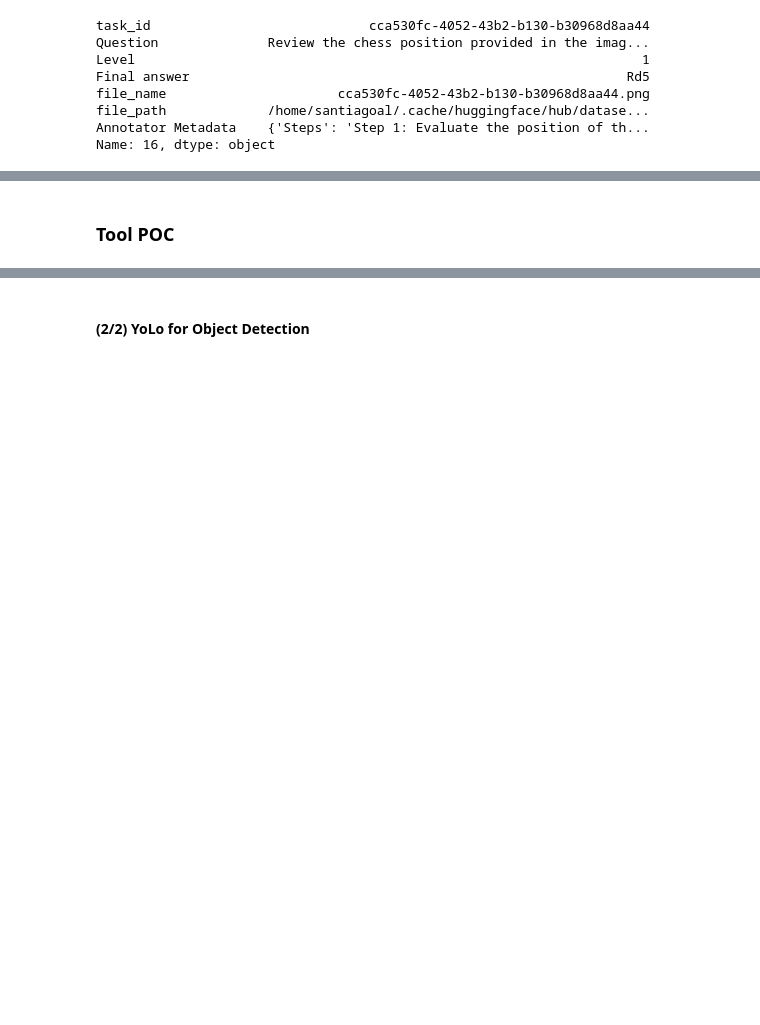
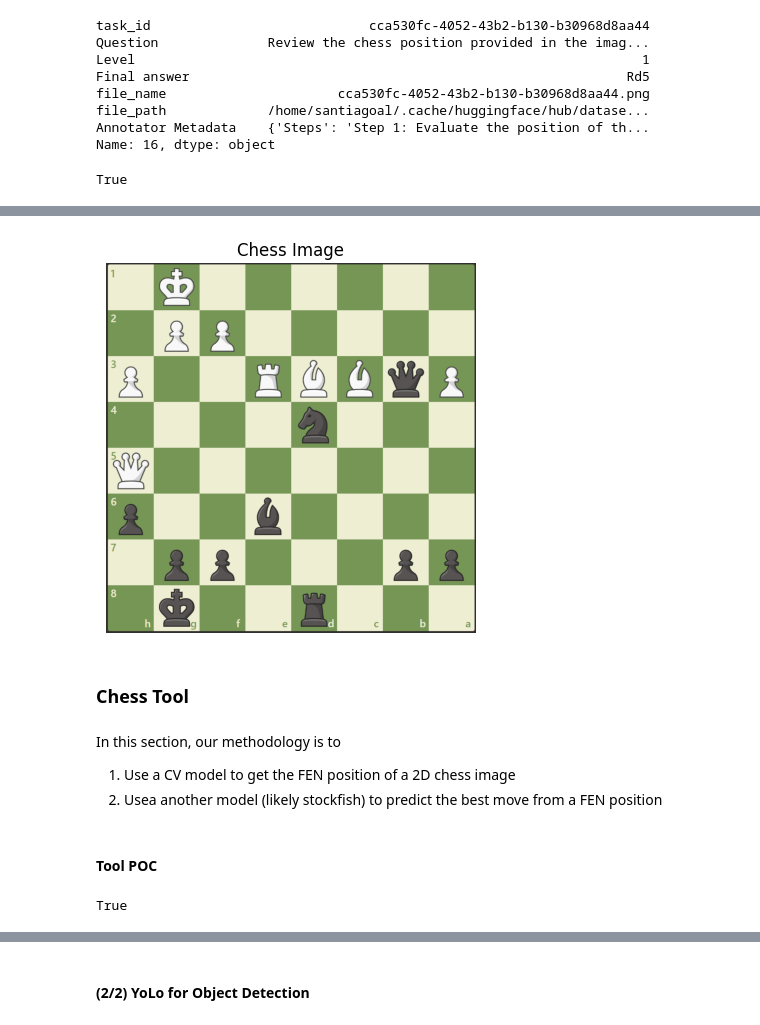
Before and after one commit to santiagoahl/chappi-bot, a Jupyter notebook: notebooks/tools_poc.ipynb, the cells around one changed output, grey strips where cells are left out. Drawn from its saved outputs; the diff is of its cells as text; code cells hidden in the pictures; blank space fills up the shorter version.

Commit message:
debug: chess img to fen position

```diff
--- a/notebooks/tools_poc.ipynb
+++ b/notebooks/tools_poc.ipynb
@@ -46,7 +46,20 @@ gaia_questions = load_dataset(path="gaia-benchmark/GAIA", name="2023_level1")
+# %%
+gaia_index_dir = "../../../.cache/huggingface/datasets/gaia-benchmark___gaia/2023_level1/0.0.1/ec492fe4320ee795b1aed6bb46229c5f693226b0f1316347501c24b4baeee005"
+#gaia_index_dir = os.path.abspath(gaia_index_dir)
+gaia_data_path = os.path.join(gaia_index_dir, "gaia-validation.arrow")
+# %%
+# Temporal cell: wrote because of hugging face api calls limit
+
+import pyarrow.ipc as ipc
+
+with open(gaia_data_path, "rb") as f:
+    reader = ipc.RecordBatchStreamReader(f)
+    table = reader.read_all()
+
+gaia_df = table.to_pandas()
 # %%
-
-gaia_questions = gaia_questions["validation"]  # Filter for dev purposes
-gaia_df = pd.DataFrame(gaia_questions)
+#gaia_questions = gaia_questions["validation"]  # Filter for dev purposes
+#gaia_df = pd.DataFrame(gaia_questions)
 # %%
 gaia_df.head()
 # %% [output]
@@ -87,3 +100,23 @@ file_name                      cca530fc-4052-43b2-b130-b30968d8aa44.png
 file_path             /home/santiagoal/.cache/huggingface/hub/datase...
 Annotator Metadata    {'Steps': 'Step 1: Evaluate the position of th...
 Name: 16, dtype: object
+# %%
+chess_task = image_tasks_df.iloc[0]
+# %%
+os.path.isfile(chess_task.file_path)
+# %% [output]
+True
+# %%
+import cv2
+import matplotlib.pyplot as plt
+
+image_path = chess_task.file_path
+image_bgr = cv2.imread(image_path)
+
+image_rgb = cv2.cvtColor(image_bgr, cv2.COLOR_BGR2RGB)
+
+plt.imshow(image_rgb)
+plt.title("Chess Image")
+plt.axis("off")
+plt.show()
+# %% [output]
@@ -90,2 +124,10 @@ Name: 16, dtype: object
+[figure, added]
+# %% [markdown]
+### Chess Tool
+# %% [markdown]
+In this section, our methodology is to
+
+1. Use a CV model to get the FEN position of a 2D chess image
+2. Usea another model (likely stockfish) to predict the best move from a FEN position
 # %% [markdown]
-### Tool POC
+#### Tool POC
@@ -91,0 +136,4 @@ Name: 16, dtype: object
+# %%
+os.path.isdir("../external/chess-board-detector/fen_chess_data")
+# %% [output]
+True
```
Also changed, not shown: parts of 28 cells of this notebook, 2 other files.
